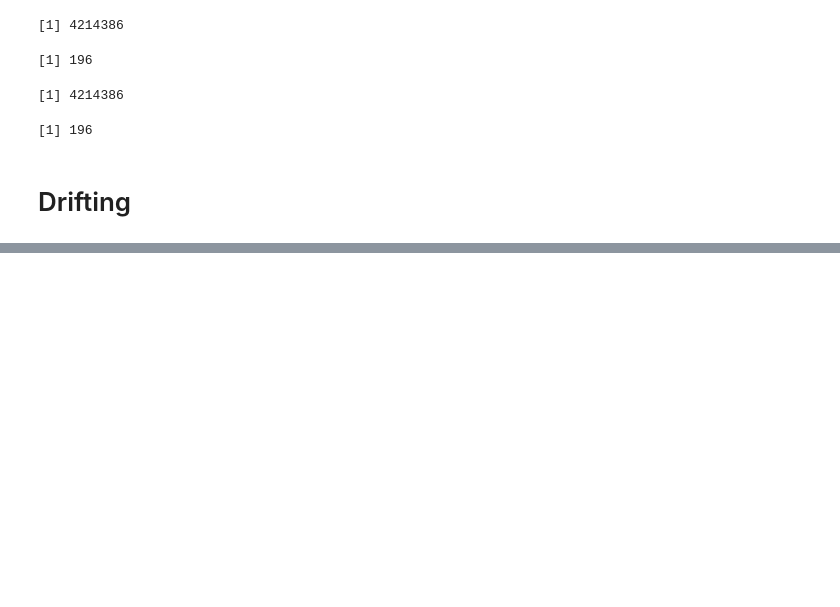
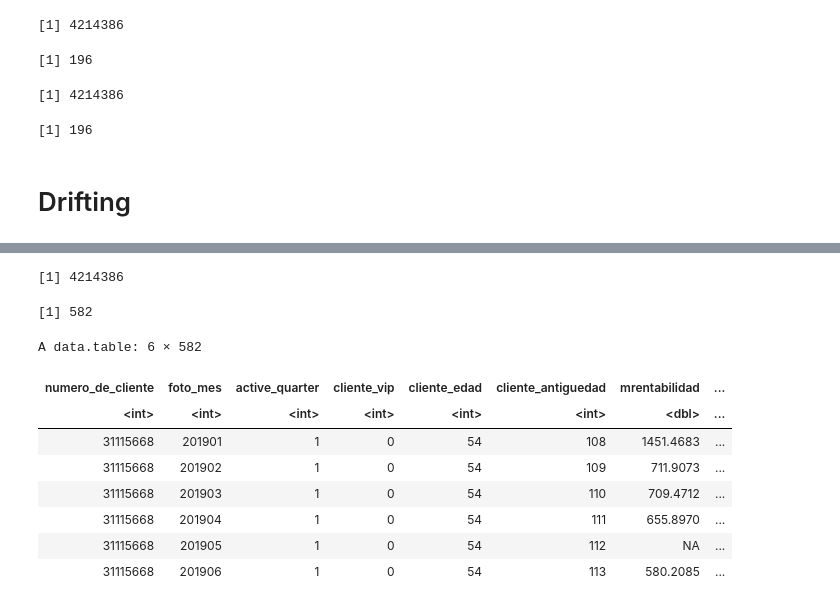
Before and after one commit to Laurameola/labo, a Jupyter notebook: src/Competencia2/99_chequeoDatasets.ipynb, the cells around one changed output, grey strips where cells are left out. Drawn from its saved outputs; the diff is of its cells as text; code cells hidden in the pictures; blank space fills up the shorter version.

```diff
--- a/src/Competencia2/99_chequeoDatasets.ipynb
+++ b/src/Competencia2/99_chequeoDatasets.ipynb
@@ -123,0 +138,20 @@ dataset  <- fread("./datasets/c2_reparacEstad_fe_inicial_deflacion.csv.gz")   #d
+# %%
+dataset  <- fread("./datasets/c2_reparacNA_fe_inicialylag1_deflacion.csv.gz")   #donde entreno# FIN Parametros del script
+# %%
+nrow(dataset)
+ncol(dataset)
+# %% [output]
+[1] 4214386
+[1] 582
+# %%
+head(dataset)
+# %% [output]
+A data.table: 6 × 582
+| numero_de_cliente | foto_mes | active_quarter | cliente_vip | cliente_edad | cliente_antiguedad | mrentabilidad | ... |
+| <int> | <int> | <int> | <int> | <int> | <int> | <dbl> | ... |
+| 31115668 | 201901 | 1 | 0 | 54 | 108 | 1451.4683 | ... |
+| 31115668 | 201902 | 1 | 0 | 54 | 109 | 711.9073 | ... |
+| 31115668 | 201903 | 1 | 0 | 54 | 110 | 709.4712 | ... |
+| 31115668 | 201904 | 1 | 0 | 54 | 111 | 655.8970 | ... |
+| 31115668 | 201905 | 1 | 0 | 54 | 112 | NA | ... |
+| 31115668 | 201906 | 1 | 0 | 54 | 113 | 580.2085 | ... |
```
Also changed, not shown: parts of 3 cells of this notebook, 4 other files.
